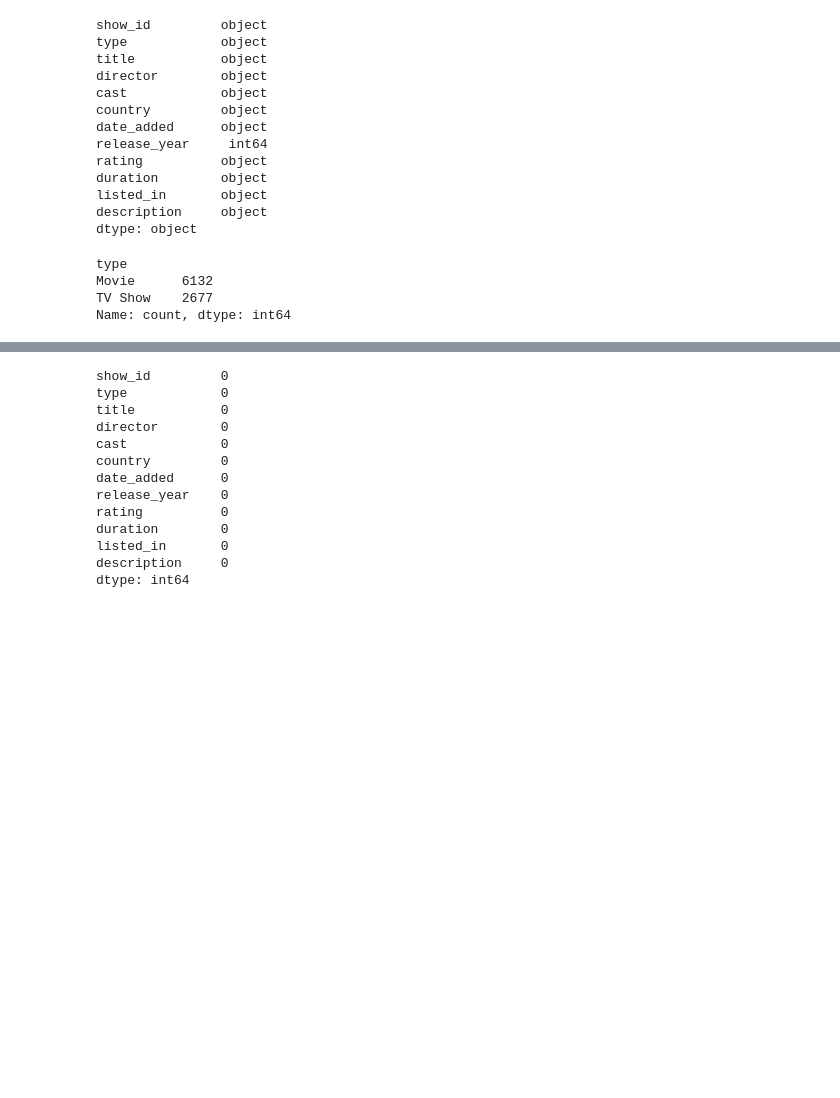
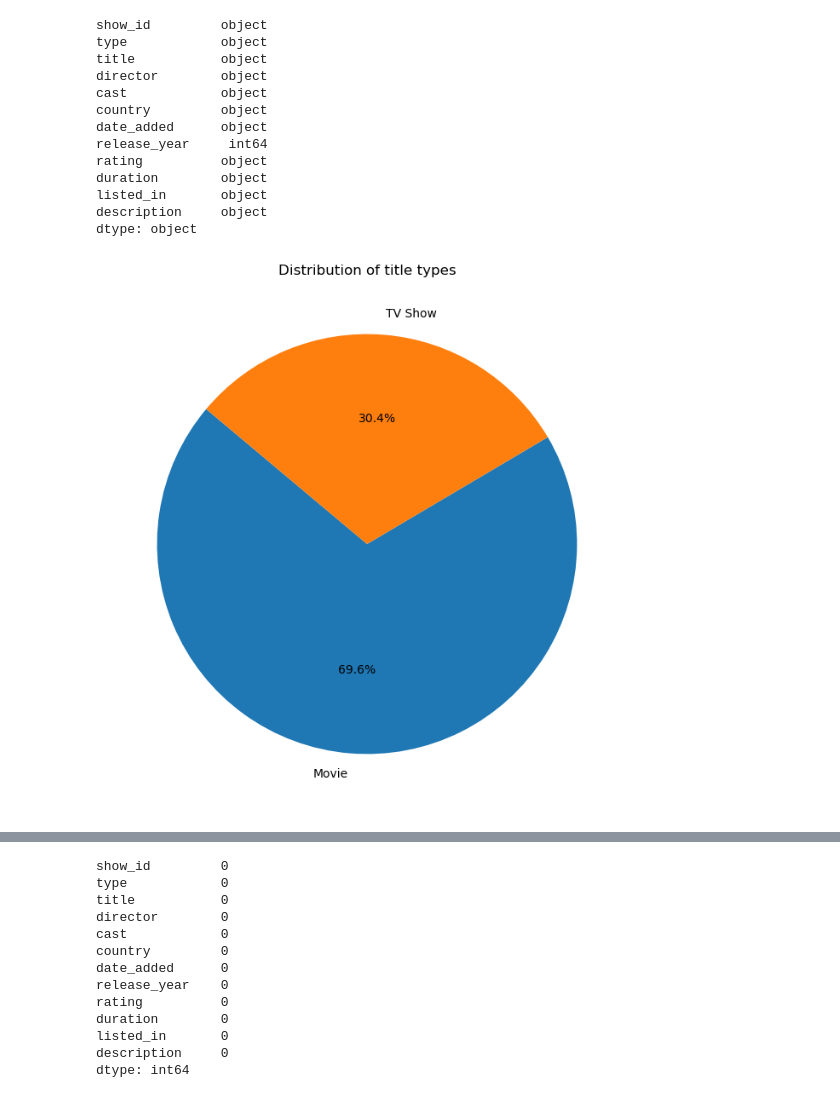
Before and after one commit to ashimwedenyse/huzalab-AI-training-ML-models, a Jupyter notebook: week9.ipynb, the cells around one changed output, grey strips where cells are left out. Saved outputs shown, nothing was run; the diff lists cells and outputs as text; code cells hidden in the pictures; blank space fills up the shorter version.

```diff
--- a/week9.ipynb
+++ b/week9.ipynb
@@ -79,12 +95,14 @@ listed_in       object
 description     object
 dtype: object
 # %%
-data['type'].value_counts()
+ title_type_counts=data['type'].value_counts()
-# %% [output]
-type
-Movie      6132
-TV Show    2677
-Name: count, dtype: int64
+# %%
+plt.figure(figsize=(8, 8))
+plt.pie(title_type_counts, labels=title_type_counts.index, autopct='%1.1f%%', startangle=140)
+plt.title('Distribution of title types')
+plt.show()
+# %% [output]
+[figure, added]
 # %%
 #Data type consistenc
 data['release_year'] = data['release_year'].astype(int)
```
Also changed, not shown: parts of 23 cells of this notebook.
